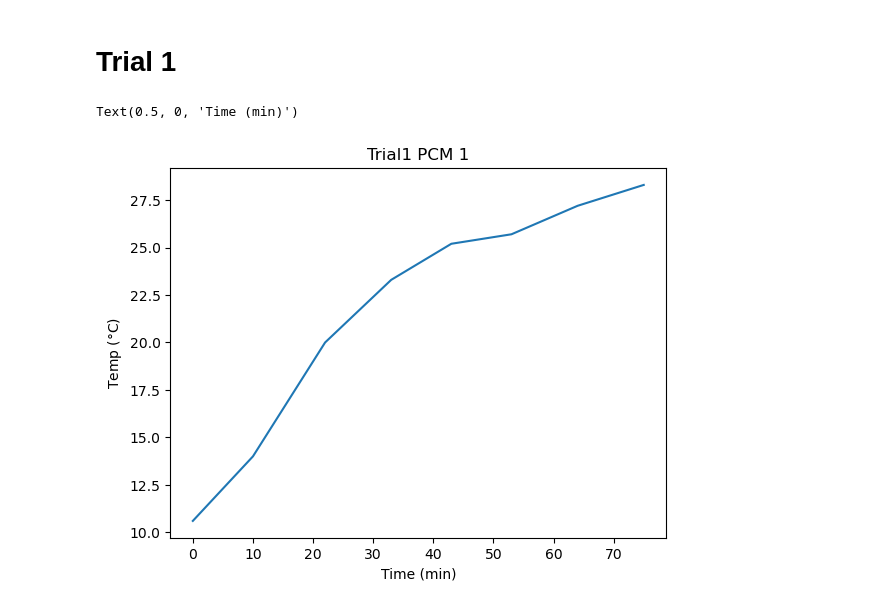
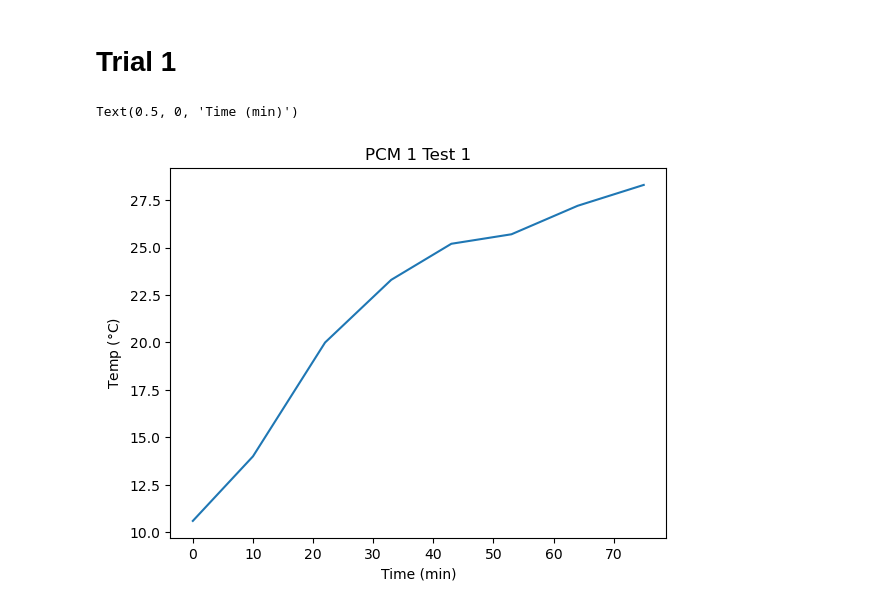
Before and after one commit to Ben-Payton/RoomTemp_PCM, a Jupyter notebook: Data_Analysis.ipynb, the cells around one changed output. Drawn from its saved outputs; the diff is of its cells as text; code cells hidden in the pictures.

```diff
--- a/Data_Analysis.ipynb
+++ b/Data_Analysis.ipynb
@@ -6,12 +6,12 @@ import matplotlib.pyplot as plt
 # %%
 
 Trial1_Times = [0,10,22,33,43,53,64,75]
-Trial2_Temps = [10.6,14.0,20.0,23.3,25.2,25.7,27.2,28.3]
+Trial1_Temps = [10.6,14.0,20.0,23.3,25.2,25.7,27.2,28.3]
 
-plt.plot(Trial1_Times,Trial2_Temps)
-plt.title("Trial1 PCM 1")
+plt.plot(Trial1_Times,Trial1_Temps)
+plt.title("PCM 1 Test 1")
 plt.ylabel("Temp ($\degree{}$C)")
 plt.xlabel("Time (min)")
 # %% [output]
 Text(0.5, 0, 'Time (min)')
-[figure, old version]
+[figure, new version]
```
Also changed, not shown: parts of 3 cells of this notebook.
